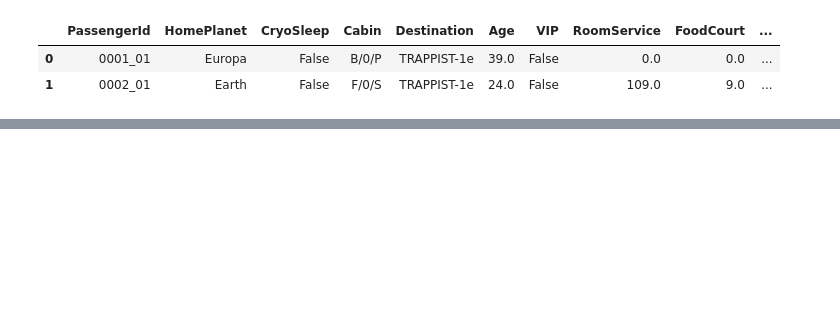
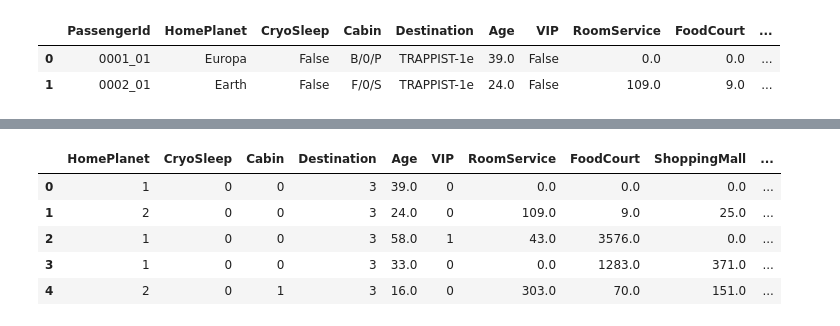
Before and after one commit to SoniMohandas/spaceship-titanic, a Jupyter notebook: spaceship.ipynb, the cells around one changed output, grey strips where cells are left out. Cells and saved outputs as stored; diff of their text form; code cells hidden in the pictures; blank space fills up the shorter version.

```diff
--- a/spaceship.ipynb
+++ b/spaceship.ipynb
@@ -64,0 +126,20 @@ train
+# %%
+# Fill boolean values with 1, 0 in train_df features
+train_df.CryoSleep.replace({True:1,False:0}, inplace = True)
+train_df.VIP.replace({True:1,False:0}, inplace = True)
+train_df.Transported.replace({True:1,False:0}, inplace = True)
+train_df.Destination.replace({'TRAPPIST-1e':3, 'PSO J318.5-22':2,
+                              '55 Cancri e':1,None:0}, inplace = True)
+train_df.HomePlanet.replace({'Europa':1,'Earth':2,'Mars':3,
+                             None:0}, inplace = True)
+
+
+train_df['Transported']=train_df["Transported"].astype("int")
+train_df.head()
+# %% [output]
+|  | HomePlanet | CryoSleep | Cabin | Destination | Age | VIP | RoomService | FoodCourt | ShoppingMall | ... |
+| 0 | 1 | 0 | 0 | 3 | 39.0 | 0 | 0.0 | 0.0 | 0.0 | ... |
+| 1 | 2 | 0 | 0 | 3 | 24.0 | 0 | 109.0 | 9.0 | 25.0 | ... |
+| 2 | 1 | 0 | 0 | 3 | 58.0 | 1 | 43.0 | 3576.0 | 0.0 | ... |
+| 3 | 1 | 0 | 0 | 3 | 33.0 | 0 | 0.0 | 1283.0 | 371.0 | ... |
+| 4 | 2 | 0 | 1 | 3 | 16.0 | 0 | 303.0 | 70.0 | 151.0 | ... |
```
Also changed, not shown: parts of 37 cells of this notebook.
